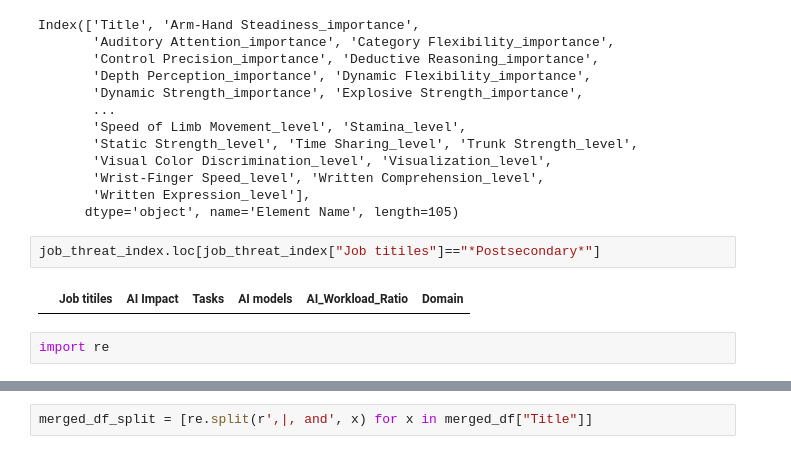
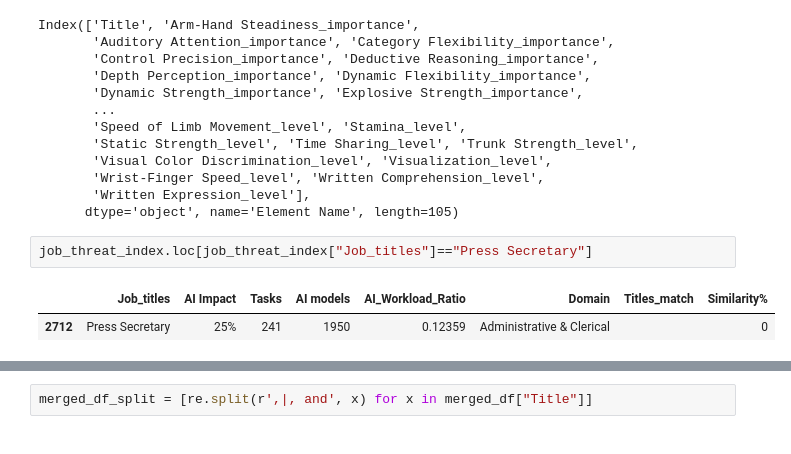
Before and after one commit to polinamin/ai_threat_index, a Jupyter notebook: code/Abilities_Analysis.ipynb, the cells around one changed output, grey strips where cells are left out. Cells and saved outputs as stored; diff of their text form.

```diff
--- a/code/Abilities_Analysis.ipynb
+++ b/code/Abilities_Analysis.ipynb
@@ -102,8 +222,7 @@ Index(['Title', 'Arm-Hand Steadiness_importance',
        'Written Expression_level'],
       dtype='object', name='Element Name', length=105)
 # %%
-job_threat_index.loc[job_threat_index["Job titiles"]=="*Postsecondary*"]
+job_threat_index.loc[job_threat_index["Job_titles"]=="Press Secretary"]
 # %% [output]
-|  | Job titiles | AI Impact | Tasks | AI models | AI_Workload_Ratio | Domain |
+|  | Job_titles | AI Impact | Tasks | AI models | AI_Workload_Ratio | Domain | Titles_match | Similarity% |
+| 2712 | Press Secretary | 25% | 241 | 1950 | 0.12359 | Administrative & Clerical |  | 0 |
-# %%
-import re
```
Also changed, not shown: parts of 55 cells of this notebook.
